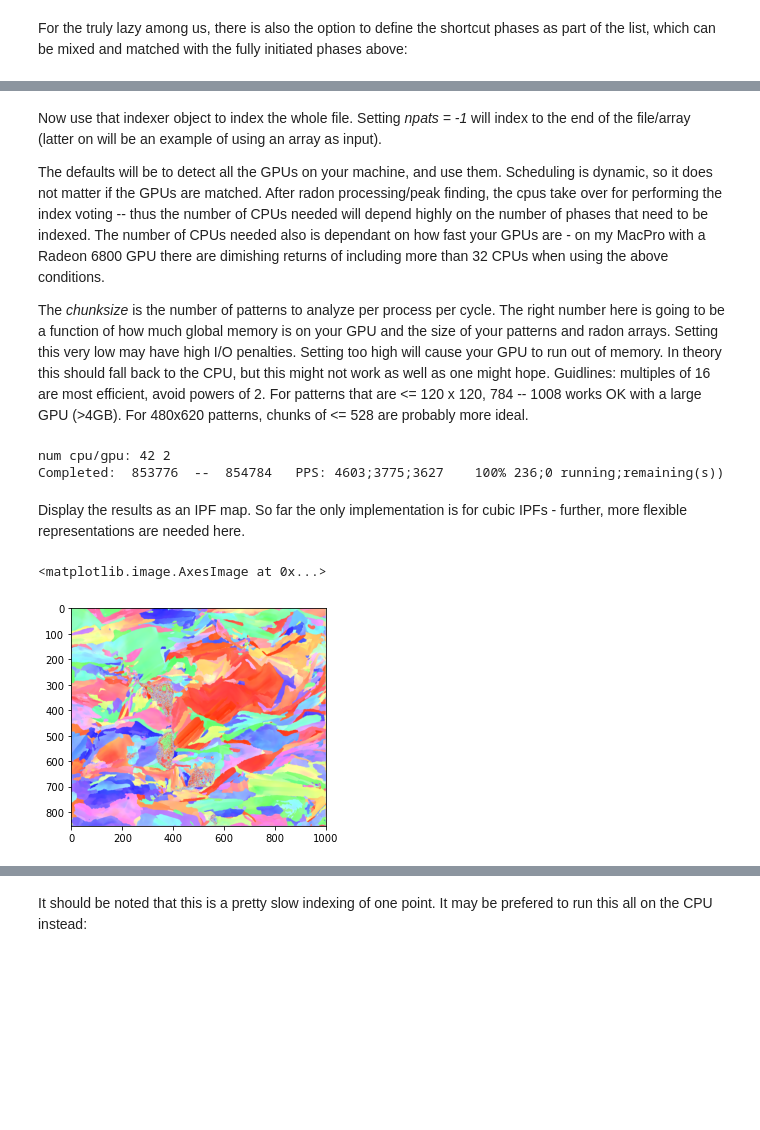
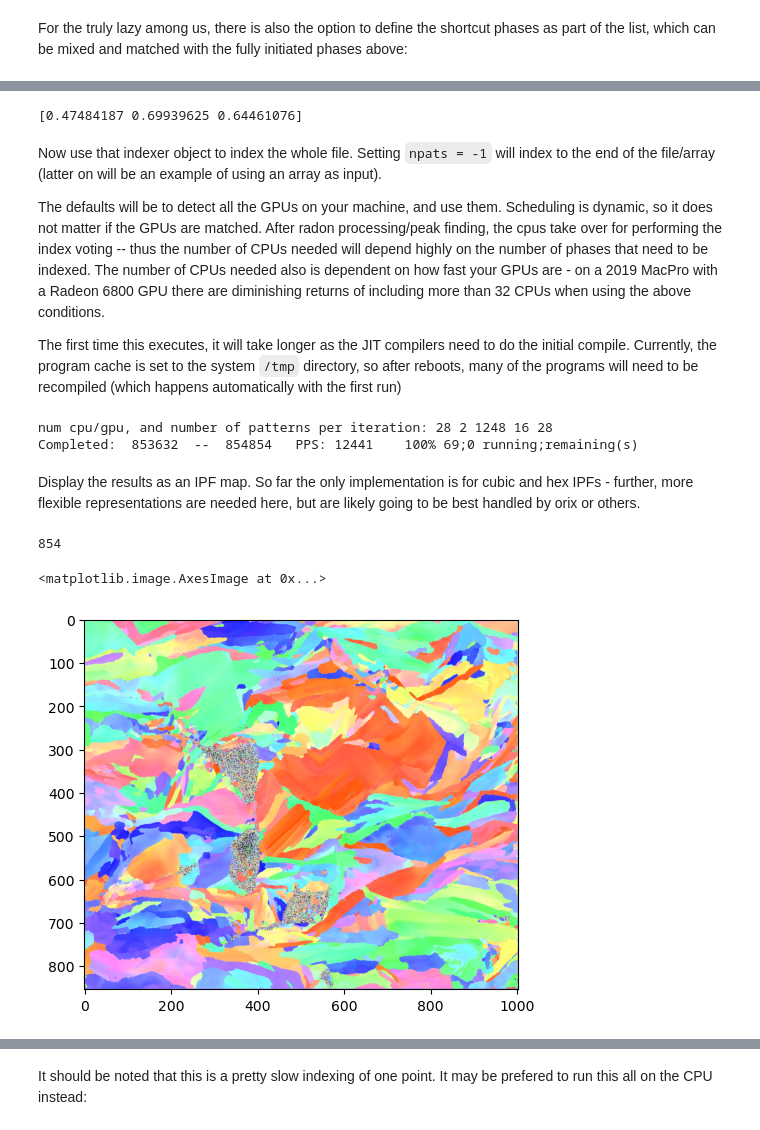
Before and after one commit to USNavalResearchLaboratory/PyEBSDIndex, a Jupyter notebook: doc/tutorials/ebsd_index_demo.ipynb, the cells around one changed output, grey strips where cells are left out. Drawn from its saved outputs; the diff is of its cells as text; code cells hidden in the pictures; blank space fills up the shorter version.

```diff
--- a/doc/tutorials/ebsd_index_demo.ipynb
+++ b/doc/tutorials/ebsd_index_demo.ipynb
@@ -15,7 +19,6 @@ Define the environmental conditions of the data collection
 # %%
-file = '~/Desktop/SLMtest/scan2v3nlparl09sw7.up1'
-#file = '~/Desktop/SLMtest/scan2v3lam0.90sr7dt0.0.up1'
-PC = np.array([0.46424919, 0.70189953, 0.64026537])
+file = '/Path/to/example.up1' # or ebsp, or h5oina or Bruker h5
+PC = np.array([0.46, 0.70, 0.64]) # this is pulled from the .ang file, but only is a rough guess.  We will refine in a bit.
 cam_elev = 5.3
 sampleTilt = 70.0
 vendor = 'EDAX'
@@ -50,8 +53,8 @@ Define the radon and indexing parameters
 nT = 180 # 180/nTheta == degree resolution
 nR = 90
 tSig = 2.0 # amount of gaussian kernel size in theta in units of radon pixels.
-rSig = 1.5 # amount of gassian 2nd derivate in rho in units of radon pixels.
+rSig = 2.0 # amount of gassian 2nd derivate in rho in units of radon pixels.
 rhomask = 0.1 # fraction of radius to not analyze
-backgroundsub = False # enable/disable a simple background subtract of the patterns
+backgroundsub = False # enable/disable a simple background correction of the patterns
 nbands = 8
 # %% [markdown]
@@ -84,22 +91,34 @@ The data output *dat1* here, is a complex numpy array (or array of structured da
+# %%
+startcolrow = [int(imshape[1]//2)-2, int(imshape[0]//2)-2]
+fID = ebsd_pattern.get_pattern_file_obj(file)
+# returns patterns in an array, and the location in microns of the patterns witin the scan relative to the center of the scan
+pats, xyloc = fID.read_data(returnArrayOnly=True, convertToFloat=True, patStartCount=[startcolrow, [5,5]])
+newPC = pcopt.optimize(pats, indxer, PC0 = PC)
+# actually save the PC into the indxer object.
+indxer.PC = newPC
+print(newPC)
+# %% [output]
+[0.47484187 0.69939625 0.64461076]
 # %% [markdown]
-Now use that indexer object to index the whole file.  Setting *npats = -1* will index to the end of the file/array (latter on will be an example of using an array as input).
+Now use that indexer object to index the whole file.  Setting `npats = -1` will index to the end of the file/array (latter on will be an example of using an array as input).
 
-The defaults will be to detect all the GPUs on your machine, and use them.  Scheduling is dynamic, so it does not matter if the GPUs are matched. After radon processing/peak finding, the cpus take over for performing the index voting -- thus the number of CPUs needed will depend highly on the number of phases that need to be indexed.  The number of CPUs needed also is dependant on how fast your GPUs are - on my MacPro with a Radeon 6800 GPU there are dimishing returns of including more than 32 CPUs when using the above conditions.
+The defaults will be to detect all the GPUs on your machine, and use them.  Scheduling is dynamic, so it does not matter if the GPUs are matched. After radon processing/peak finding, the cpus take over for performing the index voting -- thus the number of CPUs needed will depend highly on the number of phases that need to be indexed.  The number of CPUs needed also is dependent on how fast your GPUs are - on a 2019 MacPro with a Radeon 6800 GPU there are diminishing returns of including more than 32 CPUs when using the above conditions.
 
-The *chunksize* is the number of patterns to analyze per process per cycle. The right number here is going to be a function of how much global memory is on your GPU and the size of your patterns and radon arrays.  Setting this very low may have high I/O penalties.  Setting too high will cause your GPU to run out of memory.  In theory this should fall back to the CPU, but this might not work as well as one might hope.  Guidlines: multiples of 16 are most efficient, avoid powers of 2. For patterns that are <= 120 x 120, 784 -- 1008 works OK with a large GPU (>4GB). For 480x620 patterns, chunks of <= 528 are probably more ideal.
+The first time this executes, it will take longer as the JIT compilers need to do the initial compile. Currently, the program cache is set to the system `/tmp` directory, so after reboots, many of the programs will need to be recompiled (which happens automatically with the first run)
 # %%
-indxer.bandDetectPlan.useCPU = False
-data, bnddata = ebsd_index.index_pats_distributed(filename = file,patstart = 0, npats = -1, chunksize = 1008, ncpu = 42, ebsd_indexer_obj = indxer)
+
+data, bnddata = ebsd_index.index_pats_distributed(filename = file,patstart = 0, npats = -1,ebsd_indexer_obj = indxer,  ncpu = 28 ) #, gpu_id = [0])
 # %% [output]
-num cpu/gpu: 42 2
-Completed:  853776  --  854784   PPS: 4603;3775;3627    100% 236;0 running;remaining(s))
+num cpu/gpu, and number of patterns per iteration: 28 2 1248 16 28
+Completed:  853632  --  854854   PPS: 12441    100% 69;0 running;remaining(s)
 # %% [markdown]
-Display the results as an IPF map.  So far the only implementation is for cubic IPFs - further, more flexible representations are needed here.
+Display the results as an IPF map.  So far the only implementation is for cubic and hex IPFs - further, more flexible representations are needed here, but are likely going to be best handled by orix or others.
 # %%
-ipfim = IPFcolor.qu2ipf_cubic(data[-1]['quat']).reshape(imshape[0], imshape[1], 3); plt.imshow(ipfim)
+ipfim = IPFcolor.makeipf(data, indxer, xsize = imshape[1]); plt.imshow(ipfim)
 # %% [output]
-<matplotlib.image.AxesImage at 0x...>
+854
+<matplotlib.image.AxesImage at 0x...>
-[figure, old version]
+[figure, new version]
 # %%
 fit = (data[-1]['fit']).reshape(imshape[0],imshape[1]); plt.imshow(fit.clip(0, 2.0))
 # %% [output]
```
Also changed, not shown: parts of 34 cells of this notebook, 3 other files.
